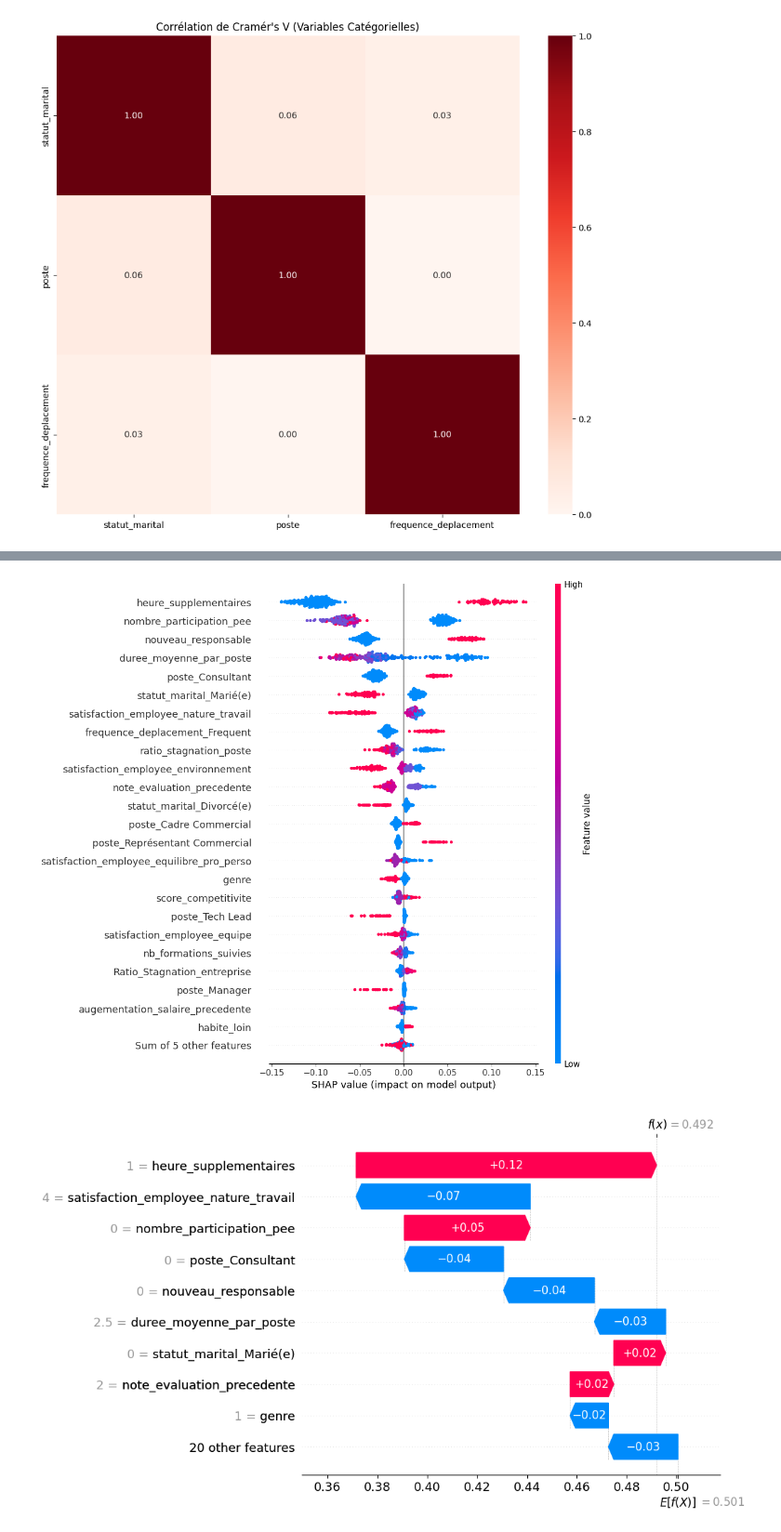
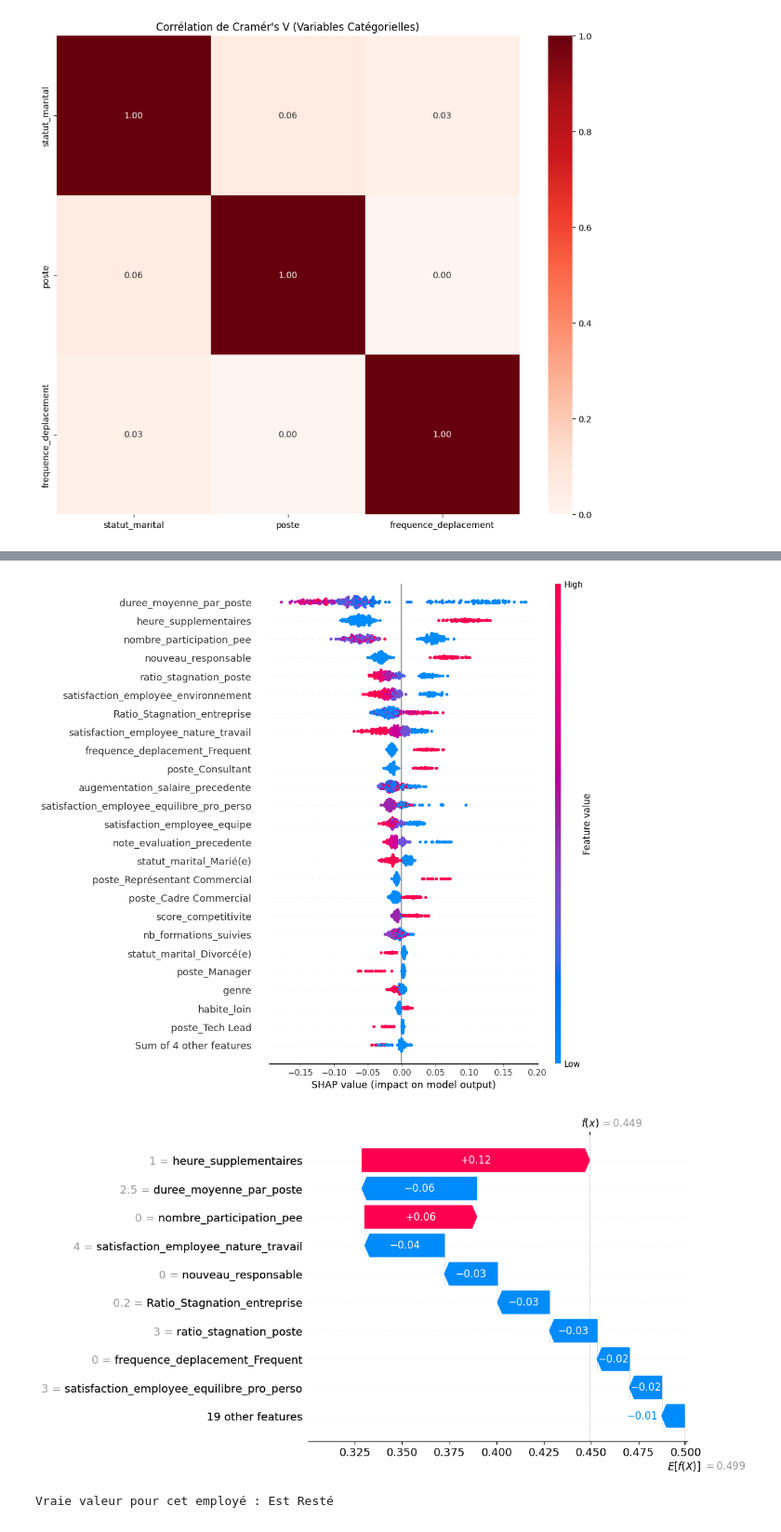
Before and after one commit to Apinsun/Projet4, a Jupyter notebook: projet4_v2.ipynb, the cells around one changed output, grey strips where cells are left out. Shown at 93% size. Saved outputs shown, nothing was run; the diff lists cells and outputs as text; code cells hidden in the pictures.

Commit message:
test de différentes configurations sur les données

```diff
--- a/projet4_v2.ipynb
+++ b/projet4_v2.ipynb
@@ -1111,12 +1146,11 @@ Passing `palette` without assigning `hue` is deprecated and will be removed in v
 import shap
 
 #  On récupère juste le modèle (la dernière étape nommée 'model')
-rf_model_extracted = best_rf.named_steps['model']
+rf_model_extracted = best_rf_cw.named_steps['model']
 
 # 1. On récupère les étapes de préparation par leur nom
-step_fe = best_rf.named_steps['salary_ref']
-step_enc = best_rf.named_steps['encoder']
-
+step_fe = best_rf_cw.named_steps['salary_ref']
+step_enc = best_rf_cw.named_steps['encoder']
 # On applique le pré-traitement (Feature Eng. + Encodage) à X_test
 # Le modèle a besoin de ces données transformées, pas des données brutes.
 X_test_transformed = step_fe.transform(X_test)
@@ -1138,13 +1172,17 @@ explanation.feature_names = feature_names
 
 shap.plots.beeswarm(explanation[:, :, classe_a_interpreter], max_display=25)
 # %% [output]
-[figure, old version]
+[figure, new version]
 # %%
 # shap.initjs() # Nécessaire pour les notebooks interactifs
 # # Visualiser la nème prédiction du jeu de test, valeurs locales
 # n = 0
 # shap.force_plot(explainer.expected_value, shap_values[n,:], X_test.iloc[n,:])
 
-shap.plots.waterfall(explanation[25, :, classe_a_interpreter])
+index_employee = 25
+shap.plots.waterfall(explanation[index_employee, :, classe_a_interpreter])
+vraie_valeur = y_test.iloc[index_employee]
+print(f"Vraie valeur pour cet employé : {'Est Parti' if vraie_valeur == 1 else 'Est Resté'}")
 # %% [output]
-[figure, old version]
+[figure, new version]
+Vraie valeur pour cet employé : Est Resté
```
Also changed, not shown: parts of 19 cells of this notebook.
